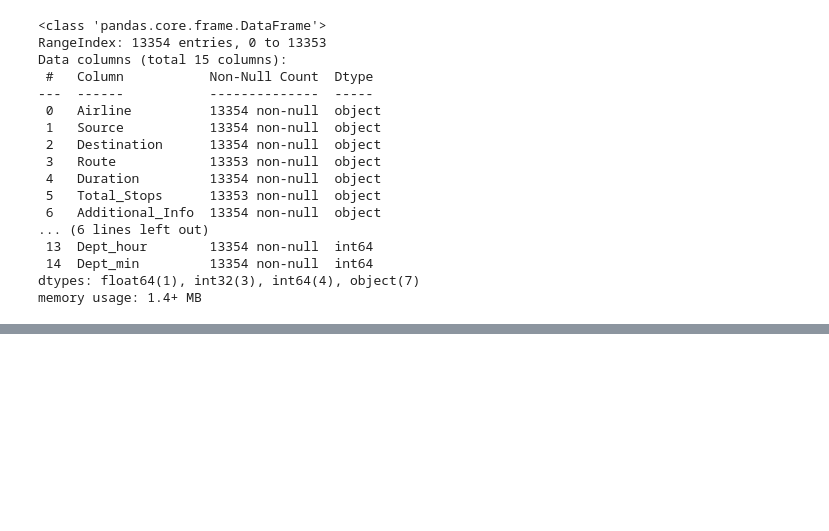
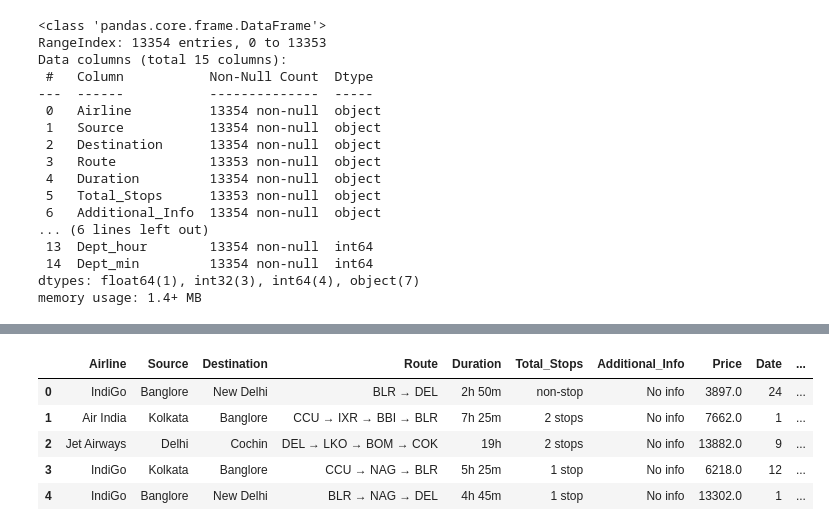
Before and after one commit to GitTanish/DataAnalysis, a Jupyter notebook: eda4.ipynb, the cells around one changed output, grey strips where cells are left out. Drawn from its saved outputs; the diff is of its cells as text; code cells hidden in the pictures; blank space fills up the shorter version.

```diff
--- a/eda4.ipynb
+++ b/eda4.ipynb
@@ -157,0 +160,7 @@ memory usage: 1.4+ MB
+# %%
+final_df[final_df['duration_hour']=='5m']
+# i think i should drop the 5m value as it looks incorrect logically
+# how can mumbai to hyderabad take 5 min only
+final_df = final_df[final_df['duration_hour'] != '5m']
+# %%
+final_df['duration_hour']=final_df['duration_hour'].astype('int')
@@ -157,0 +184,14 @@ memory usage: 1.4+ MB
+# %%
+final_df['duration_min'] = final_df['Duration'].str.split(' ').str[1].str.split('m').str[0].fillna(0)
+final_df['duration_min']= final_df['duration_min'].astype(int)
+# %%
+final_df['duration_min'] = final_df['duration_hour']*60 + final_df['duration_min']
+# %%
+final_df.head()
+# %% [output]
+|  | Airline | Source | Destination | Route | Duration | Total_Stops | Additional_Info | Price | Date | ... |
+| 0 | IndiGo | Banglore | New Delhi | BLR → DEL | 2h 50m | non-stop | No info | 3897.0 | 24 | ... |
+| 1 | Air India | Kolkata | Banglore | CCU → IXR → BBI → BLR | 7h 25m | 2 stops | No info | 7662.0 | 1 | ... |
+| 2 | Jet Airways | Delhi | Cochin | DEL → LKO → BOM → COK | 19h | 2 stops | No info | 13882.0 | 9 | ... |
+| 3 | IndiGo | Kolkata | Banglore | CCU → NAG → BLR | 5h 25m | 1 stop | No info | 6218.0 | 12 | ... |
+| 4 | IndiGo | Banglore | New Delhi | BLR → NAG → DEL | 4h 45m | 1 stop | No info | 13302.0 | 1 | ... |
```
Also changed, not shown: parts of 12 cells of this notebook.
